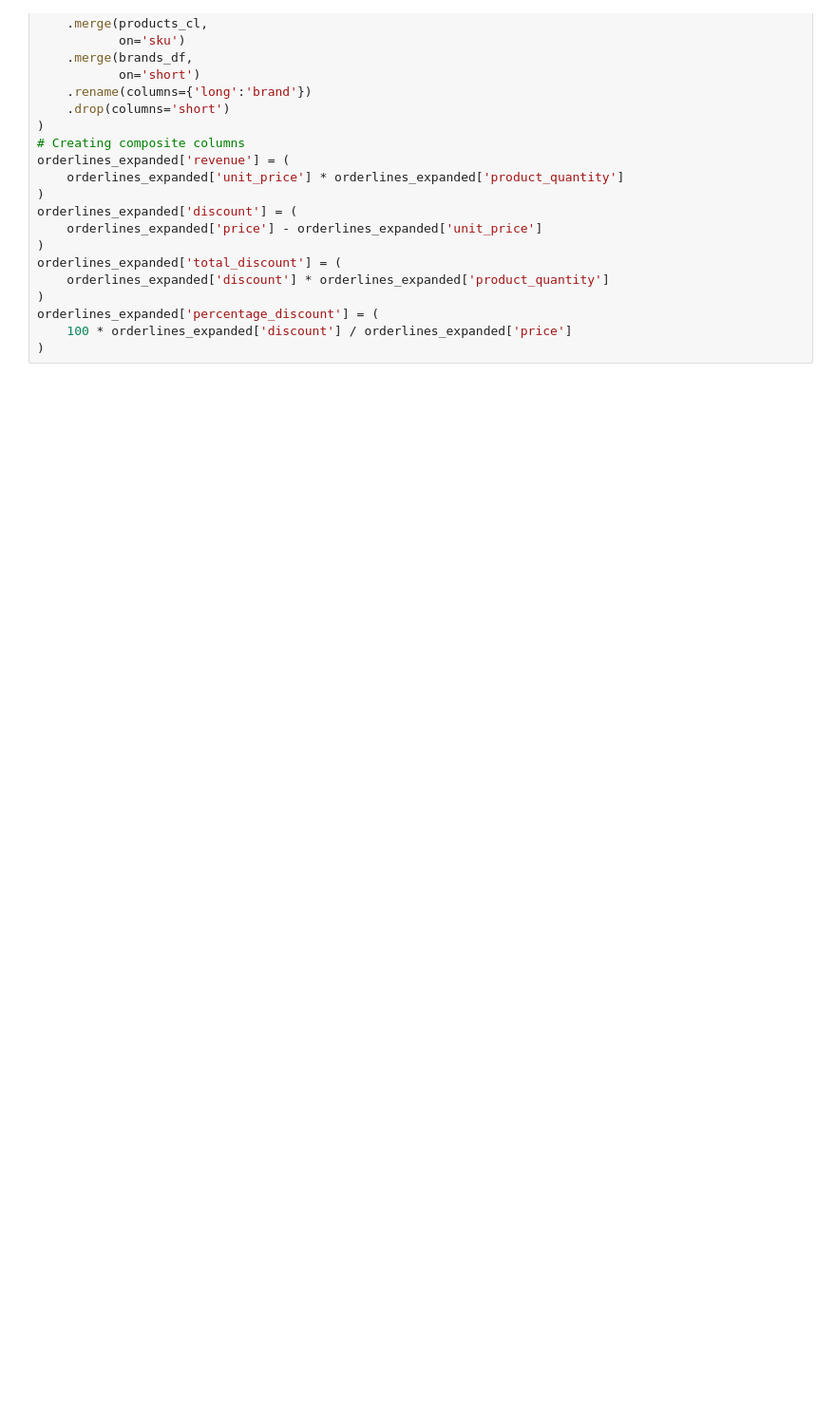
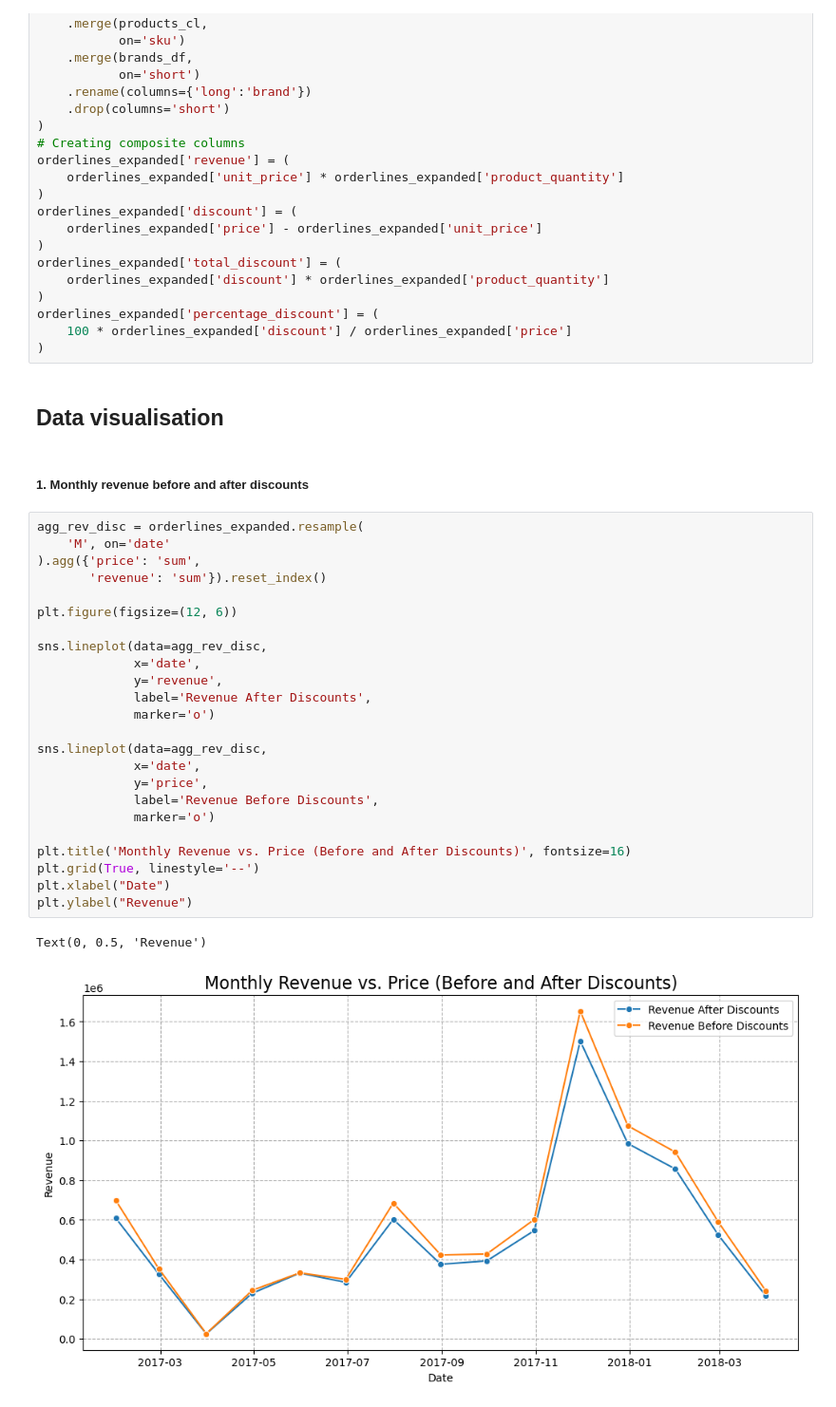
Before and after one commit to KostasBzn/WBS_CODING_SCHOOL_projects, a Jupyter notebook: 5_data_visualisation.ipynb, the cells around one changed output. Shown at 95% size. Cells and saved outputs as stored; diff of their text form; blank space fills up the shorter version.

Commit message:
Data_visualisation_progress

```diff
--- a/5_data_visualisation.ipynb
+++ b/5_data_visualisation.ipynb
@@ -46,3 +46,34 @@ orderlines_expanded['total_discount'] = (
 orderlines_expanded['percentage_discount'] = (
     100 * orderlines_expanded['discount'] / orderlines_expanded['price']
 )
+# %% [markdown]
+## Data visualisation
+# %% [markdown]
+##### 1. Monthly revenue before and after discounts
+# %%
+agg_rev_disc = orderlines_expanded.resample(
+    'M', on='date'
+).agg({'price': 'sum',
+       'revenue': 'sum'}).reset_index()
+
+plt.figure(figsize=(12, 6))
+
+sns.lineplot(data=agg_rev_disc,
+             x='date',
+             y='revenue',
+             label='Revenue After Discounts',
+             marker='o')
+
+sns.lineplot(data=agg_rev_disc,
+             x='date',
+             y='price',
+             label='Revenue Before Discounts',
+             marker='o')
+
+plt.title('Monthly Revenue vs. Price (Before and After Discounts)', fontsize=16)
+plt.grid(True, linestyle='--')
+plt.xlabel("Date")
+plt.ylabel("Revenue")
+# %% [output]
+Text(0, 0.5, 'Revenue')
+[figure, added]
```
Also changed, not shown: parts of 9 cells of this notebook, 2 other files.
